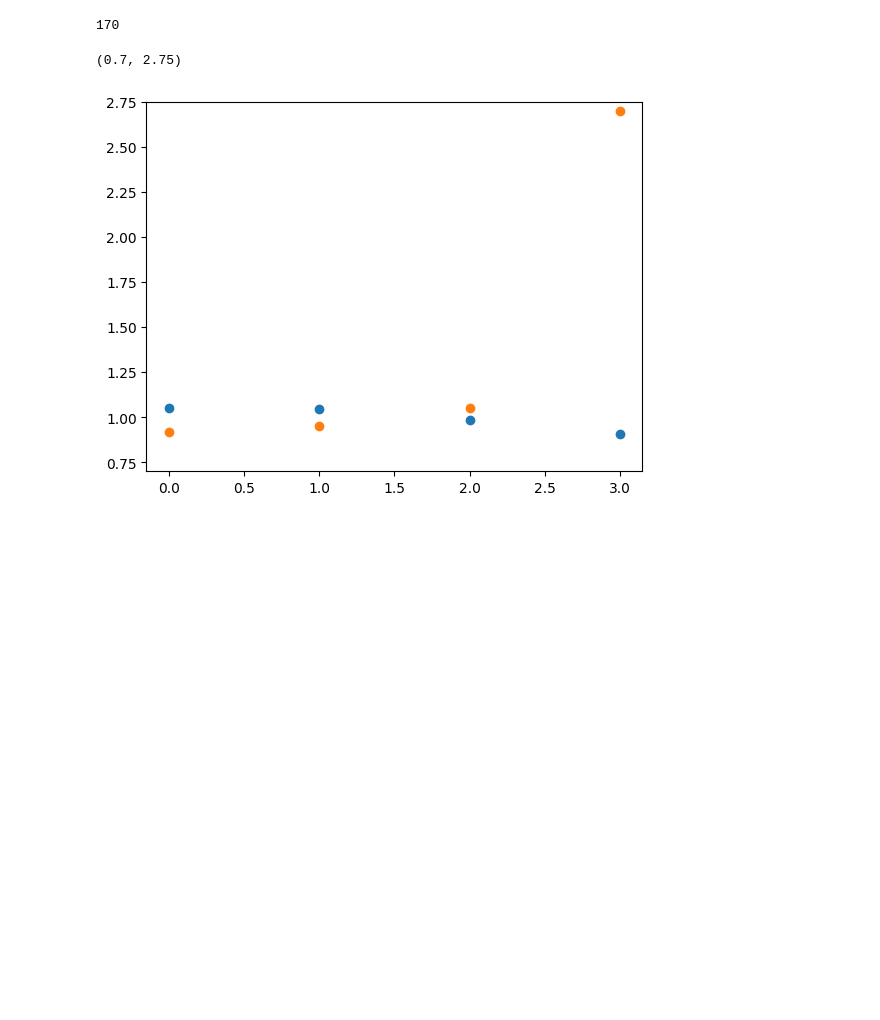
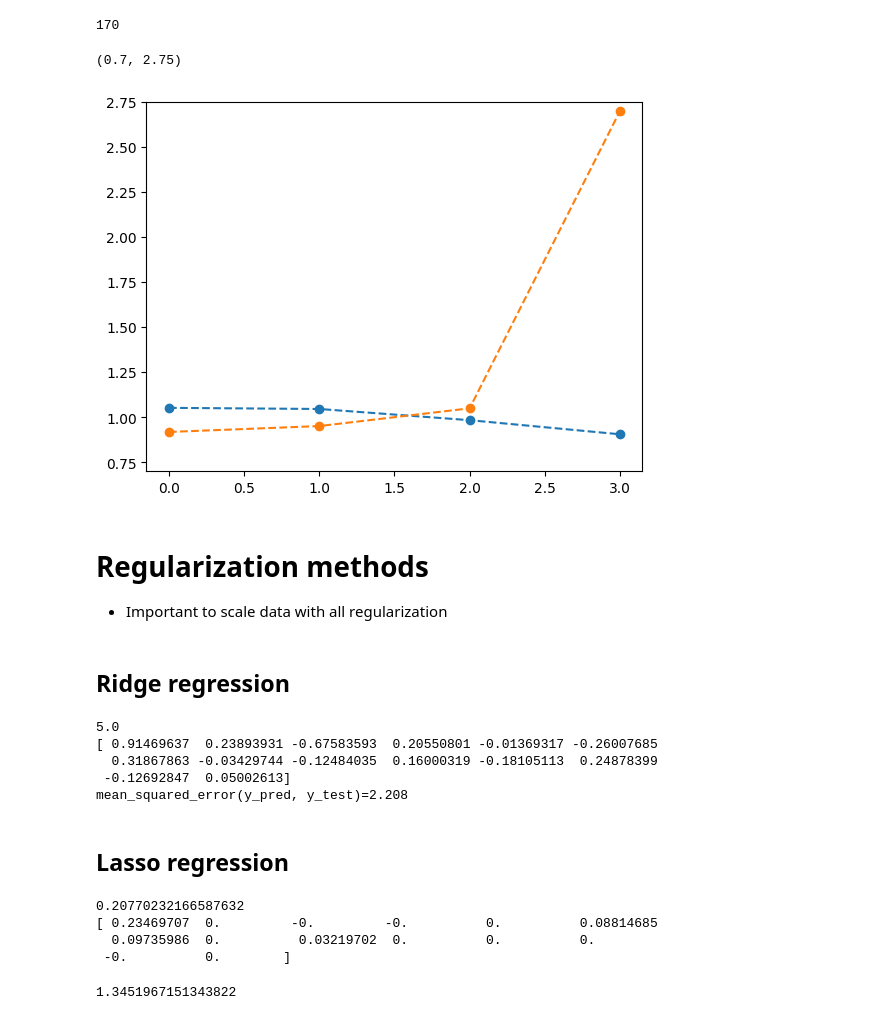
Before and after one commit to jvesand/Machine-learning-Johan-Sandberg, a Jupyter notebook: Exercises/E4_overfit_regularization.ipynb, the cells around one changed output. Saved outputs shown, nothing was run; the diff lists cells and outputs as text; code cells hidden in the pictures; blank space fills up the shorter version.

```diff
--- a/Exercises/E4_overfit_regularization.ipynb
+++ b/Exercises/E4_overfit_regularization.ipynb
@@ -141,8 +141,8 @@ from sklearn.preprocessing import PolynomialFeatures
 
 poly_features = PolynomialFeatures(degree=2, include_bias=False)
 
-X_poly_train = poly_features.fit_transform(X_train)
-X_poly_test = poly_features.transform(X_test)
+X_poly_train = poly_features.fit_transform(scaled_X_train)
+X_poly_test = poly_features.transform(scaled_X_test)
 len(X_train.iloc[:,0] == X_poly_train[:,0])
 # %% [output]
 170
@@ -156,8 +156,8 @@ rmse_test = []
 for i in range(1,5):
     poly_features = PolynomialFeatures(degree=i, include_bias=False)
 
-    X_poly_train = poly_features.fit_transform(X_train)
-    X_poly_test = poly_features.transform(X_test)
+    X_poly_train = poly_features.fit_transform(scaled_X_train)
+    X_poly_test = poly_features.transform(scaled_X_test)
 
     model = LinearRegression()
 
@@ -169,9 +169,58 @@ for i in range(1,5):
     rmse_train.append(np.sqrt(mean_squared_error(y_train, y_hat_train)))
     rmse_test.append(np.sqrt(mean_squared_error(y_test, y_hat_test)))
 # %%
-plt.plot(rmse_train, 'o')
-plt.plot(rmse_test, 'o')
+plt.plot(rmse_train, 'o--')
+plt.plot(rmse_test, 'o--')
 plt.ylim([0.7,2.75])
 # %% [output]
 (0.7, 2.75)
-[figure, old version]
+[figure, new version]
+# %% [markdown]
+# Regularization methods
+
+- Important to scale data with all regularization
+# %% [markdown]
+## Ridge regression
+# %%
+from sklearn.linear_model import RidgeCV
+from sklearn.preprocessing import PolynomialFeatures
+
+poly_features = PolynomialFeatures(degree=4, include_bias=False)
+
+# transforming after scaling - same result as transforming before
+X_4poly_train = poly_features.fit_transform(scaled_X_train)
+X_4poly_test = poly_features.transform(scaled_X_test)
+
+model_ridge = RidgeCV(alphas = [0.01, 0.1, 0.5, 1.5, 5, 10])
+model_ridge.fit(X_4poly_train, y_train)
+
+print(model_ridge.alpha_)
+print(model_ridge.coef_)
+y_pred = model_ridge.predict(X_4poly_test)
+
+print(f"{mean_squared_error(y_pred, y_test)=:.3f}")
+# %% [output]
+5.0
+[ 0.91469637  0.23893931 -0.67583593  0.20550801 -0.01369317 -0.26007685
+  0.31867863 -0.03429744 -0.12484035  0.16000319 -0.18105113  0.24878399
+ -0.12692847  0.05002613]
+mean_squared_error(y_pred, y_test)=2.208
+# %% [markdown]
+## Lasso regression
+# %%
+from sklearn.linear_model import LassoCV
+
+model_lasso = LassoCV(n_alphas=100, max_iter=10000)
+model_lasso.fit(X_4poly_train, y_train)
+
+y_pred = model_lasso.predict(X_4poly_test)
+print(model_lasso.alpha_)
+print(model_lasso.coef_)
+
+mean_squared_error(y_pred, y_test)
+# %% [output]
+0.20770232166587632
+[ 0.23469707  0.         -0.         -0.          0.          0.08814685
+  0.09735986  0.          0.03219702  0.          0.          0.
+ -0.          0.        ]
+1.3451967151343822
```
Also changed, not shown: parts of 2 cells of this notebook, 1 other file.
